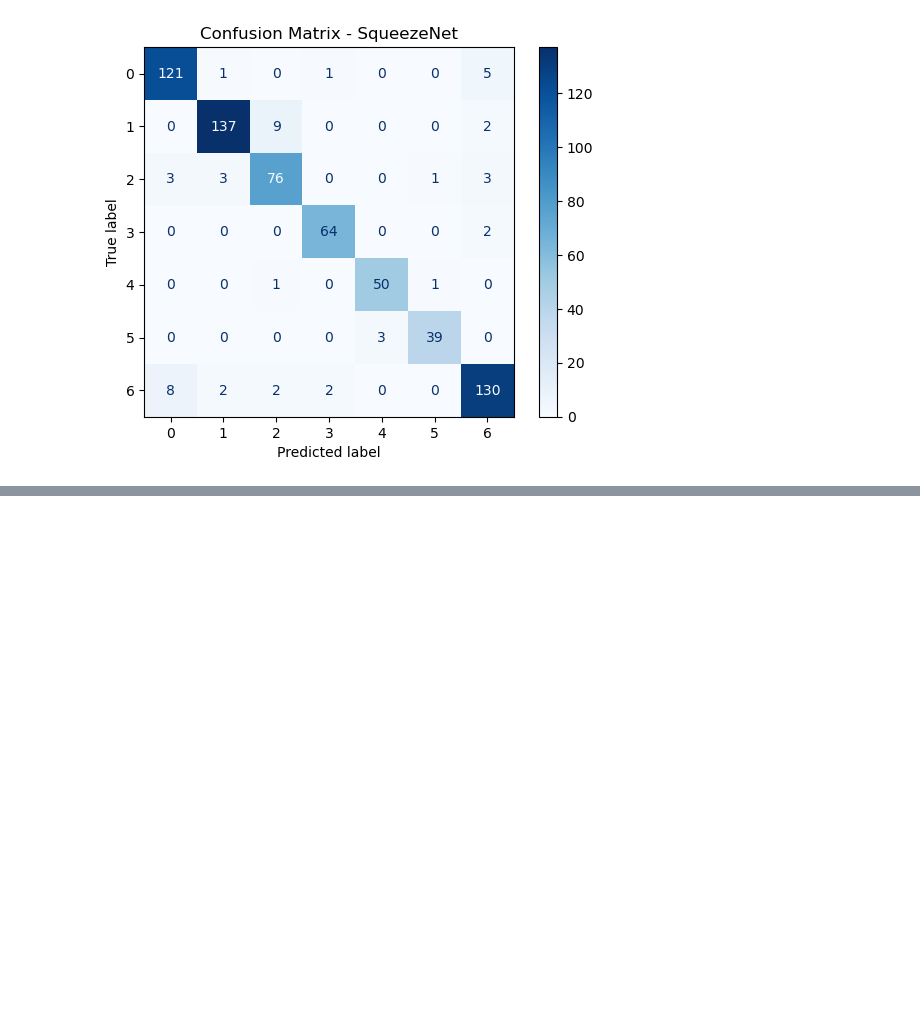
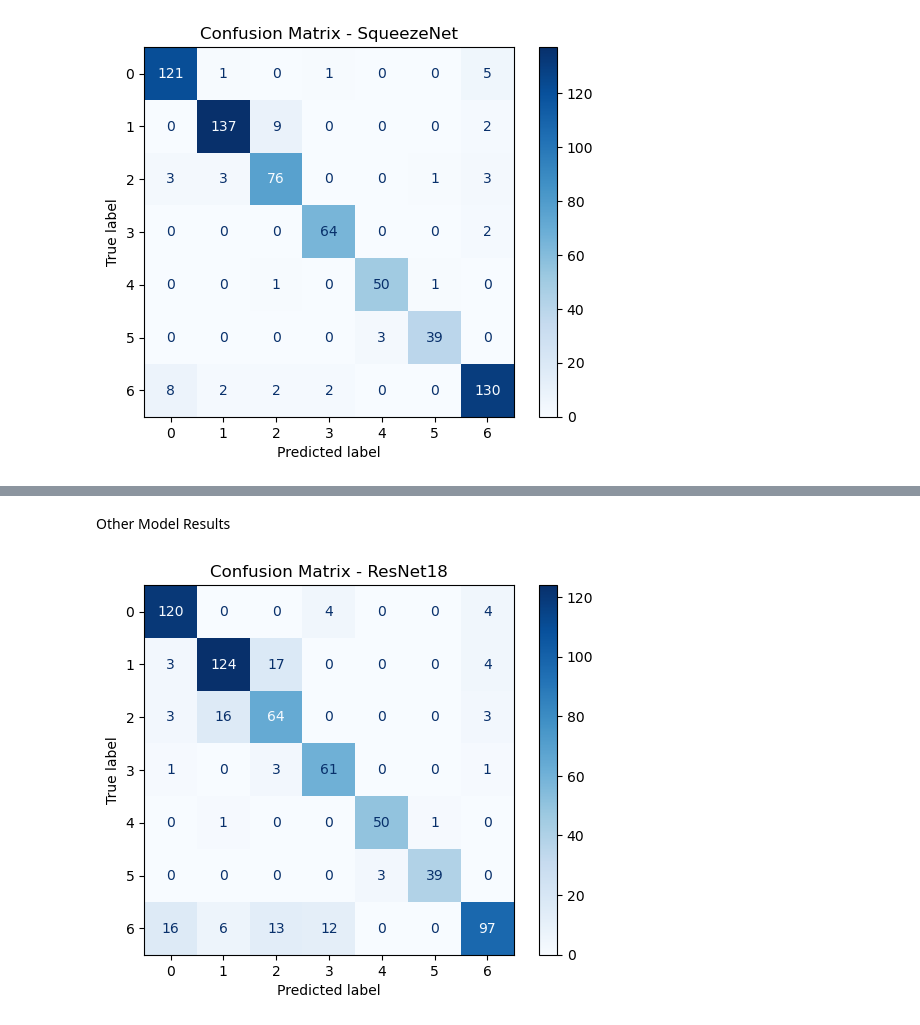
Before and after one commit to SpoorthiKalakuntla/GazelleforCervicalCancerwithComparisions, a Jupyter notebook: gazelle3.ipynb, the cells around one changed output, grey strips where cells are left out. Cells and saved outputs as stored; diff of their text form; code cells hidden in the pictures; blank space fills up the shorter version.

```diff
--- a/gazelle3.ipynb
+++ b/gazelle3.ipynb
@@ -585,0 +588,26 @@ plt.show()
+# %% [markdown]
+Other Model Results
+# %%
+squeezenet_model = models_dict['resnet18']  # <-- use correct key here
+squeezenet_model.eval()
+squeezenet_model.to(device)
+
+true_labels = []
+pred_labels = []
+
+with torch.no_grad():
+    for images, labels in val_loader:
+        images, labels = images.to(device), labels.to(device)
+        outputs = squeezenet_model(images)
+        _, preds = torch.max(outputs, 1)
+        true_labels.extend(labels.cpu().numpy())
+        pred_labels.extend(preds.cpu().numpy())
+
+# Confusion matrix
+cm = confusion_matrix(true_labels, pred_labels)
+disp = ConfusionMatrixDisplay(confusion_matrix=cm)
+disp.plot(cmap='Blues')
+plt.title('Confusion Matrix - ResNet18')
+plt.show()
+# %% [output]
+[figure, added]
```
Also changed, not shown: parts of 4 cells of this notebook.
